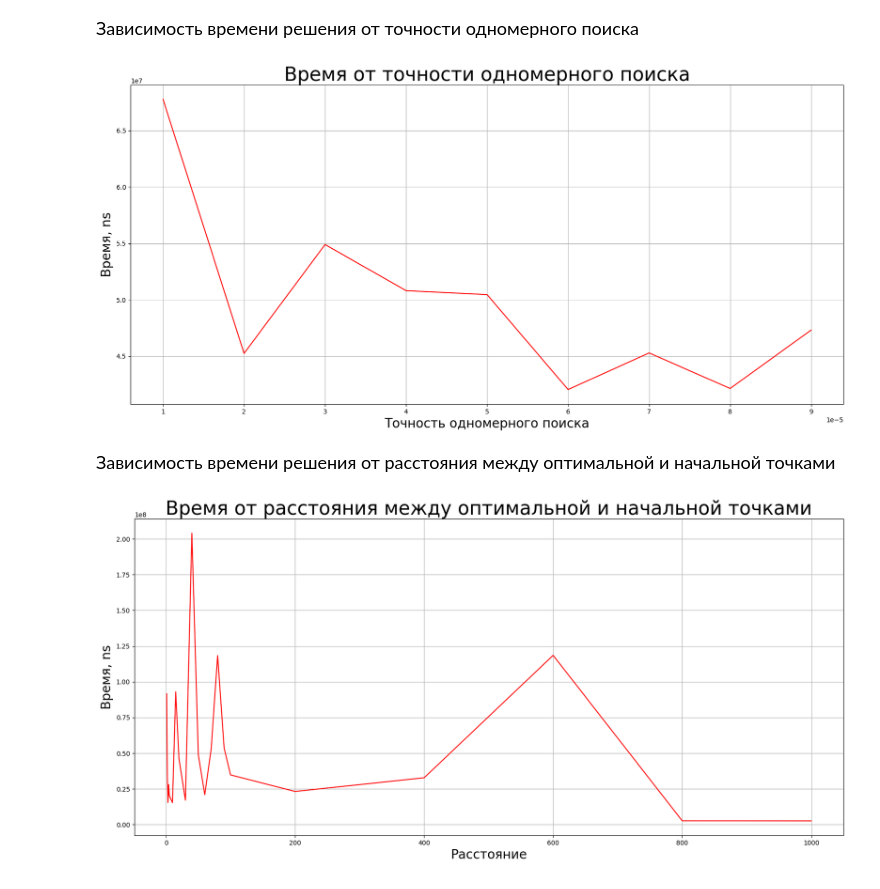
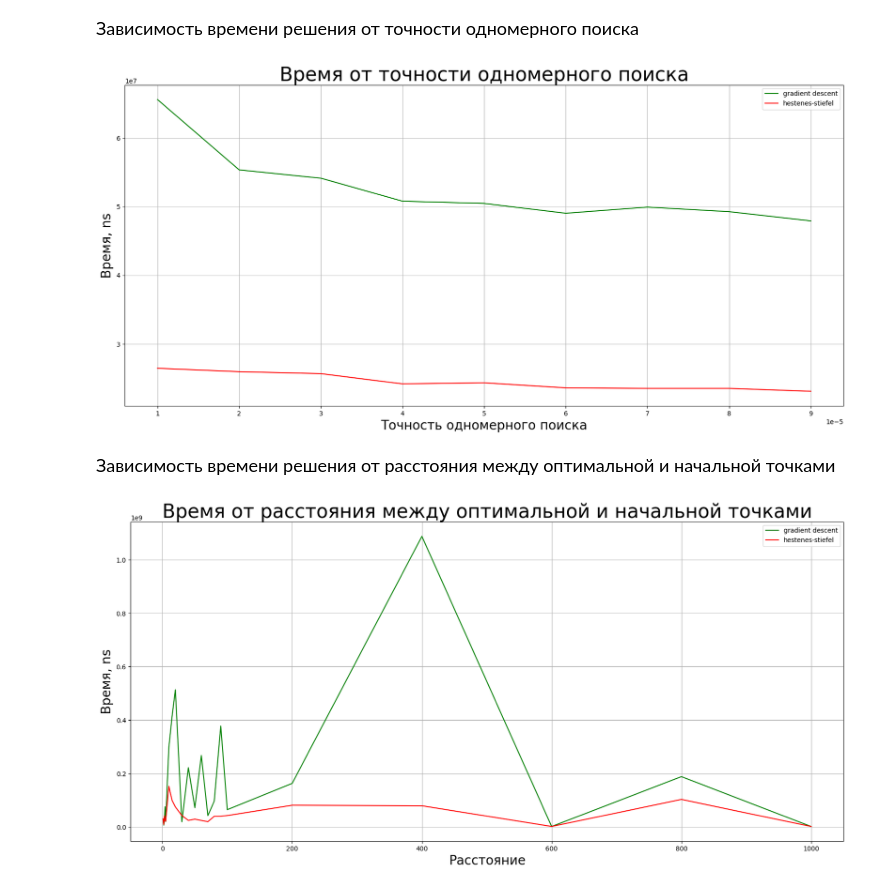
Before and after one commit to Egor200313/optimization, a Jupyter notebook: gradient_descent/Hestenes_Stiefel_method.ipynb, the cells around one changed output. Cells and saved outputs as stored; diff of their text form; code cells hidden in the pictures.

Commit message:
Added graphics for gradient descent

```diff
--- a/gradient_descent/Hestenes_Stiefel_method.ipynb
+++ b/gradient_descent/Hestenes_Stiefel_method.ipynb
@@ -441,7 +513,8 @@ plt.show()
 # %% [markdown]
 <font size="4">Зависимость времени решения от требуемой точности</font>
 # %%
-delay = []
+delay_grad = []
+delay_hs = []
 tolerance = np.arange(0.00001, 0.0001, 0.00001)
 
 n = 10
@@ -451,15 +524,22 @@ x0 = get_random_point(n, r, np.ones(n))
 
 for tol in tolerance:
     start = time.time_ns()
+    result = gradient_descent(f['f'], f['grad'], n, x0, tol, 0.00000001, 500, "cauchy")
+    end = time.time_ns()
+    delay_grad.append(end - start)
+
+    start = time.time_ns()
     result = hestenes_stiefel(f['f'], f['grad'], n, x0, tol, 0.00000001, 500, "cauchy")
     end = time.time_ns()
-    delay.append(end - start)
+    delay_hs.append(end - start)
 
 plt.figure(figsize=(20,9))
 plt.title("Время от точности", fontsize=30)
-plt.plot(tolerance, delay, c='red')
+plt.plot(tolerance, delay_grad, c='green')
+plt.plot(tolerance, delay_hs, c='red')
 plt.xlabel("Точность", fontsize=20)
 plt.ylabel("Время, ns", fontsize=20)
+plt.legend(["gradient descent", "hestenes-stiefel"])
 plt.grid()
 plt.show()
 # %% [output]
@@ -467,7 +547,8 @@ plt.show()
 # %% [markdown]
 <font size="4">Зависимость времени решения от точности одномерного поиска</font>
 # %%
-delay = []
+delay_grad = []
+delay_hs = []
 one_dim_tolerance = np.arange(0.00000001, 0.0000001, 0.00000001)
 
 n = 10
@@ -477,42 +558,57 @@ x0 = get_random_point(n, r, np.ones(n))
 
 for one_dim_tol in one_dim_tolerance:
     start = time.time_ns()
+    result = gradient_descent(f['f'], f['grad'], n, x0, 0.00001, one_dim_tol, 500, "cauchy")
+    end = time.time_ns()
+    delay_grad.append(end - start)
+
+    start = time.time_ns()
     result = hestenes_stiefel(f['f'], f['grad'], n, x0, 0.00001, one_dim_tol, 500, "cauchy")
     end = time.time_ns()
-    delay.append(end - start)
+    delay_hs.append(end - start)
 
 plt.figure(figsize=(20,9))
 plt.title("Время от точности одномерного поиска", fontsize=30)
-plt.plot(tolerance, delay, c='red')
+plt.plot(tolerance, delay_grad, c='green')
+plt.plot(tolerance, delay_hs, c='red')
 plt.xlabel("Точность одномерного поиска", fontsize=20)
 plt.ylabel("Время, ns", fontsize=20)
+plt.legend(["gradient descent", "hestenes-stiefel"])
 plt.grid()
 plt.show()
 # %% [output]
-[figure, old version]
+[figure, new version]
 # %% [markdown]
 <font size="4">Зависимость времени решения от расстояния между оптимальной и начальной точками</font>
 # %%
-delay = []
+delay_grad = []
+delay_hs = []
 dists = [1, 2, 3, 4, 5, 10, 15, 20, 30, 40, 50, 60, 70, 80, 90, 100, 200, 400, 600, 800, 1000]
 
 n = 10
 f = third_function(n)
 
 for r in dists:
     x0 = get_random_point(n, r, np.ones(n))
 
     start = time.time_ns()
+    result = gradient_descent(f['f'], f['grad'], n, x0, 0.00001, 0.00000001, 500, "cauchy")
+    end = time.time_ns()
+    delay_grad.append(end - start)
+
+    start = time.time_ns()
     result = hestenes_stiefel(f['f'], f['grad'], n, x0, 0.00001, 0.00000001, 500, "cauchy")
     end = time.time_ns()
-    delay.append(end - start)
+    delay_hs.append(end - start)
 
 plt.figure(figsize=(20,9))
 plt.title("Время от расстояния между оптимальной и начальной точками", fontsize=30)
-plt.plot(dists, delay, c='red')
+plt.plot(dists, delay_grad, c='green')
+plt.plot(dists, delay_hs, c='red')
 plt.xlabel("Расстояние", fontsize=20)
 plt.ylabel("Время, ns", fontsize=20)
+plt.legend(["gradient descent", "hestenes-stiefel"])
 plt.grid()
 plt.show()
 # %% [output]
-[figure, old version]
+[figure, new version]
```
Also changed, not shown: parts of 11 cells of this notebook.
